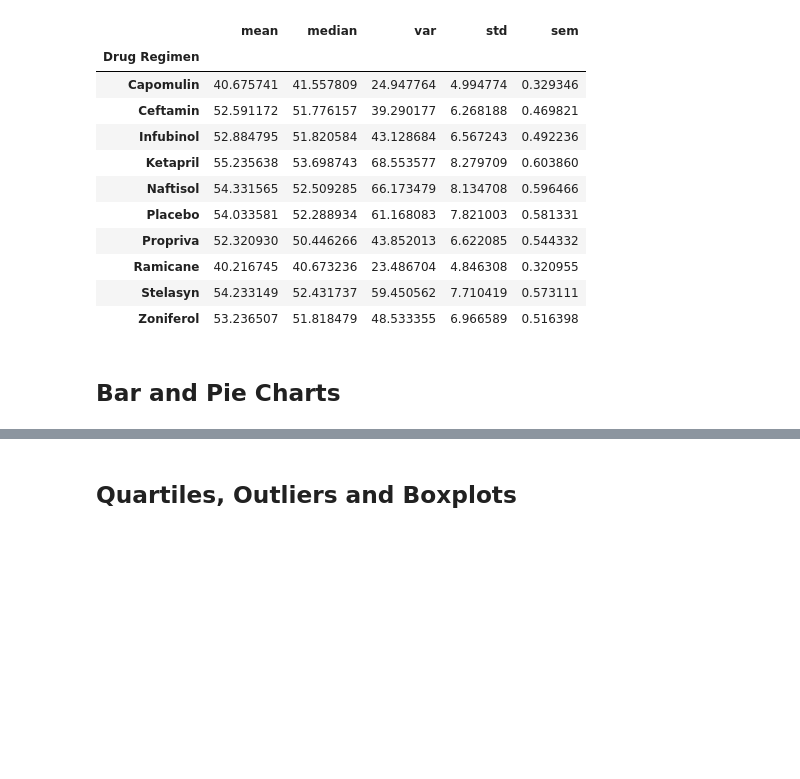
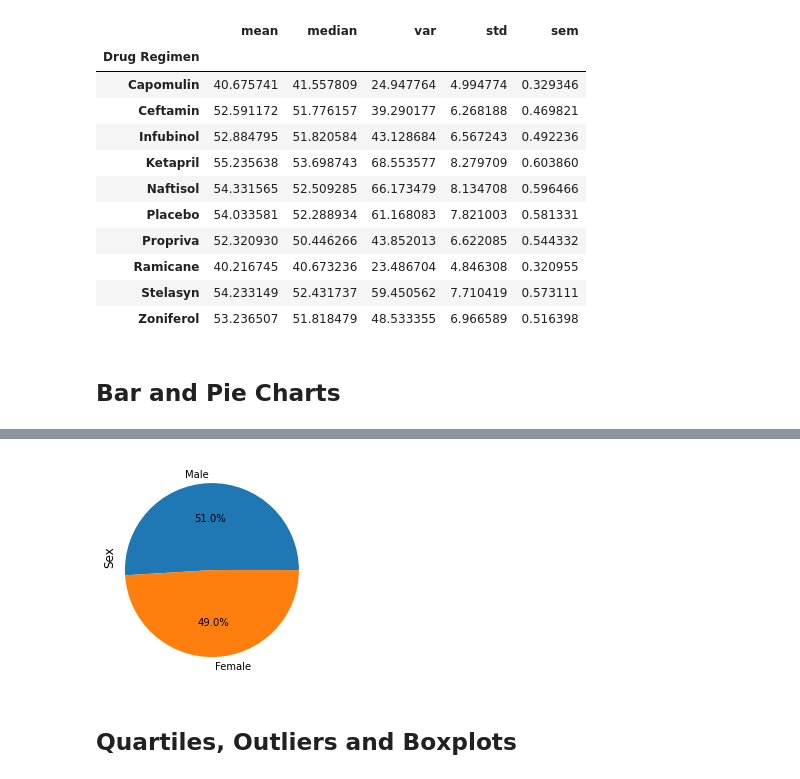
Before and after one commit to VincentGordon-Data-Analyst/matplotlib-challenge, a Jupyter notebook: Pymaceuticals/pymaceuticals_starter.ipynb, the cells around one changed output, grey strips where cells are left out. Saved outputs shown, nothing was run; the diff lists cells and outputs as text; code cells hidden in the pictures; blank space fills up the shorter version.

```diff
--- a/Pymaceuticals/pymaceuticals_starter.ipynb
+++ b/Pymaceuticals/pymaceuticals_starter.ipynb
@@ -162,3 +181,17 @@ clean_df.groupby("Drug Regimen")["Tumor Volume (mm3)"].agg(['mean', 'median', 'v
+# %%
+# Generate a pie plot showing the distribution of female versus male mice using pyplot
+male = clean_df.loc[clean_df["Sex"] == "Male"].count()[0]
+female = clean_df.loc[clean_df["Sex"] == "Female"].count()[0]
+
+sex = [male, female]
+labels = ["Male", "Female"]
+
+
+plt.pie(sex, labels=labels, autopct="%.1f%%")
+plt.title("Sex", loc='left', y=0.5, rotation=90)
+plt.show()
+# %% [output]
+[figure, added]
 # %% [markdown]
 ## Quartiles, Outliers and Boxplots
 # %%
```
Also changed, not shown: parts of 5 cells of this notebook.
